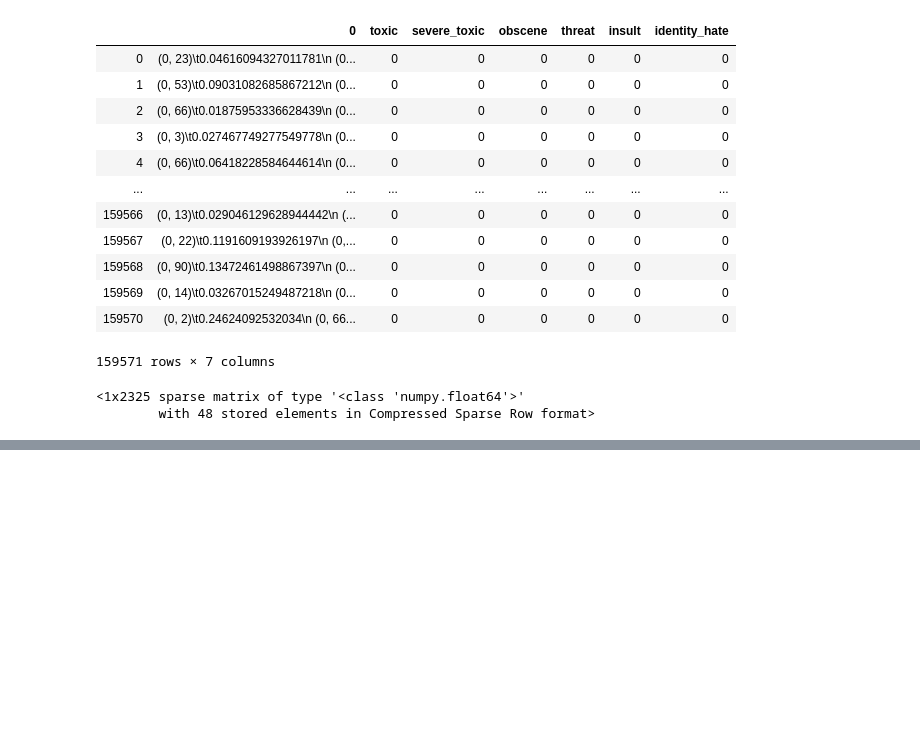
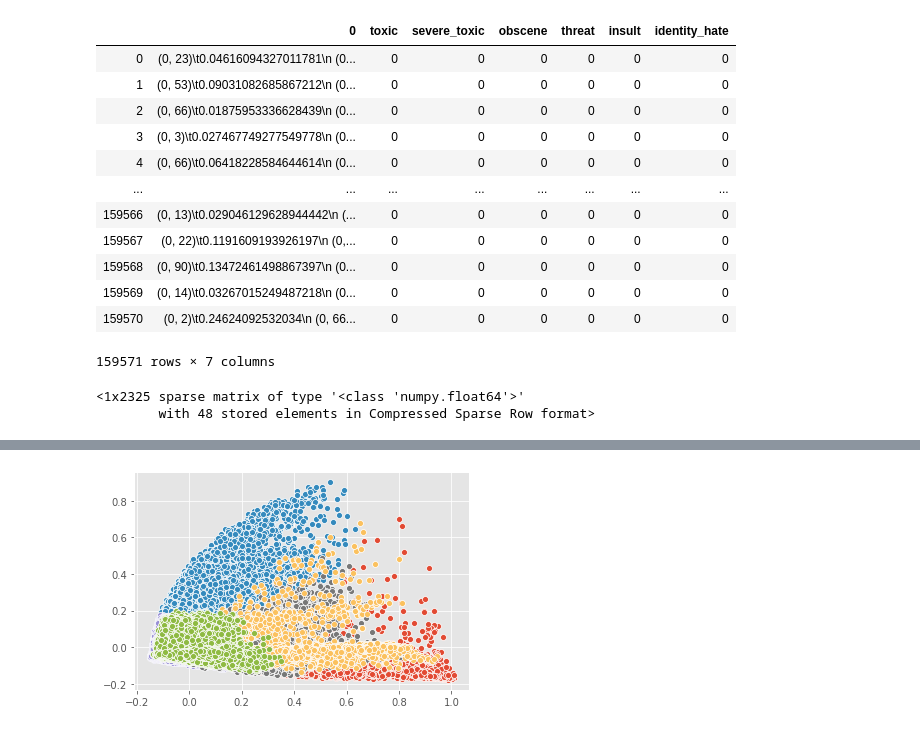
Before and after one commit to andiosika/NLP-to-identify-toxic-or-abusive-language-for-online-conversation-using-Keras-Deep-Learning-Models, a Jupyter notebook: visualization.ipynb, the cells around one changed output, grey strips where cells are left out. Cells and saved outputs as stored; diff of their text form; code cells hidden in the pictures; blank space fills up the shorter version.

```diff
--- a/visualization.ipynb
+++ b/visualization.ipynb
@@ -155,9 +156,0 @@ array([[0.59097488, 0.        , 0.        , ..., 0.        , 0.        ,
-# %%
-from sklearn.cluster import KMeans
-
-NUMBER_OF_CLUSTERS = 3
-km = KMeans(
-    n_clusters=NUMBER_OF_CLUSTERS,
-    init='k-means++',
-    max_iter=500)
-km.fit(x)
@@ -259,0 +295,28 @@ https://stackoverflow.com/questions/54939424/plotting-vectorized-text-documents-
+# %%
+import numpy as np
+import matplotlib.pyplot as plt
+
+plt.style.use('ggplot')
+
+fig, ax = plt.subplots()
+fig.set_size_inches(20,10)
+
+# color map for NUMBER_OF_CLUSTERS we have
+cmap = {0: 'green', 1: 'blue', 2: 'red', 3:'orange', 4:'cyan', 5: 'purple'}
+
+# group by clusters and scatter plot every cluster
+# with a colour and a label
+for group in np.unique(clusters):
+    ix = np.where(clusters == group)
+    ax.scatter(scatter_x[ix], scatter_y[ix], c=cmap[group], label=group)
+
+ax.legend()
+plt.xlabel("PCA 0")
+plt.ylabel("PCA 1")
+plt.show()
+# %%
+for group in np.unique(clusters):
+    ix = np.where(clusters == group)
+    sns.scatterplot(scatter_x[ix], scatter_y[ix])
+# %% [output]
+[figure, added]
```
Also changed, not shown: parts of 21 cells of this notebook, 1 other file.
